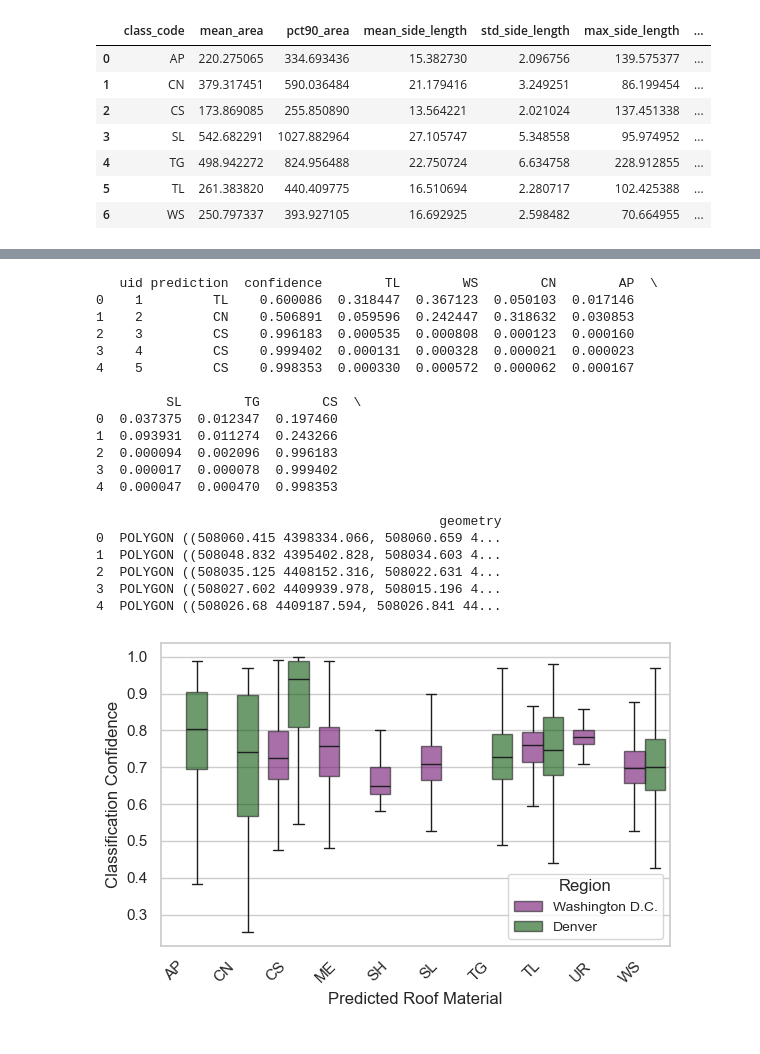
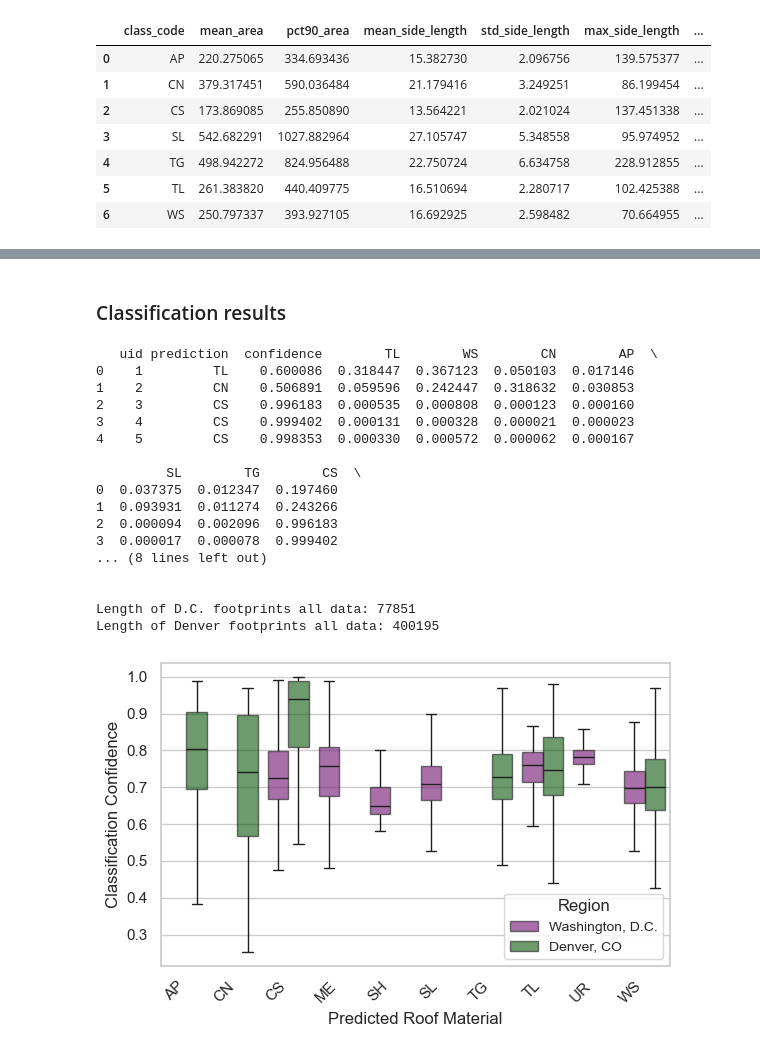
Before and after one commit to maxwellCcook/rooftop-mapping, a Jupyter notebook: code/_manuscript_figures.ipynb, the cells around one changed output, grey strips where cells are left out. Saved outputs shown, nothing was run; the diff lists cells and outputs as text; code cells hidden in the pictures.

```diff
--- a/code/_manuscript_figures.ipynb
+++ b/code/_manuscript_figures.ipynb
@@ -377,3 +371,5 @@ gc.collect() # clear space
+# %% [markdown]
+### Classification results
 # %%
 # load the classification results
 dc_fp = os.path.join(projdir, 'results/resnet18/classification/dc-resnet18-inference_ms-footprints_mean.gpkg')
@@ -382,6 +378,9 @@ dc_cls = gpd.read_file(dc_fp) # read the dc geopackage
 denver_cls = gpd.read_file(denver_fp)
 # check the table
 print(denver_cls.head())
+# get some counts
+print(f"\n\nLength of D.C. footprints all data: {len(dc_cls)}")
+print(f"Length of Denver footprints all data: {len(denver_cls)}\n")
 # %% [output]
    uid prediction  confidence        TL        WS        CN        AP  \
 0    1         TL    0.600086  0.318447  0.367123  0.050103  0.017146
@@ -395,59 +394,60 @@ print(denver_cls.head())
 1  0.093931  0.011274  0.243266
 2  0.000094  0.002096  0.996183
 3  0.000017  0.000078  0.999402
-4  0.000047  0.000470  0.998353
+... (8 lines left out)
 
-                                            geometry
-0  POLYGON ((508060.415 4398334.066, 508060.659 4...
-1  POLYGON ((508048.832 4395402.828, 508034.603 4...
-2  POLYGON ((508035.125 4408152.316, 508022.631 4...
-3  POLYGON ((508027.602 4409939.978, 508015.196 4...
-4  POLYGON ((508026.68 4409187.594, 508026.841 44...
+
+Length of D.C. footprints all data: 77851
+Length of Denver footprints all data: 400195
 # %%
 # boxplot of confidence by material class
 # Add a region column to distinguish between the two AOIs
-dc_cls["region"] = "Washington D.C."
-denver_cls["region"] = "Denver"
-
-# Combine the datasets
+dc_cls["region"] = "Washington, D.C."
+denver_cls["region"] = "Denver, CO"
+# combine them
 df1 = dc_cls.drop(columns=["geometry"])
 df2 = denver_cls.drop(columns=["geometry"])
 cls_df = pd.concat([df1, df2])
+del df1, df2
 
 # Sort by class for consistent ordering
-cls_df["prediction"] = pd.Categorical(cls_df["prediction"], categories=sorted(cls_df["prediction"].unique()), ordered=True)
+cls_df["prediction"] = (
+    pd.Categorical(
+        cls_df["prediction"],
+        categories=sorted(cls_df["prediction"].unique()),
+        ordered=True
+    )
+)
 
 # Set up the figure
 plt.figure(figsize=(6, 4))
 sns.set_theme(style="whitegrid")
-
 # Define a color palette for the two regions
-aoi_palette = {"Washington D.C.": 'purple', "Denver": 'darkgreen'}  # Blue & Orange
-
+aoi_palette = {
+    "Washington, D.C.": 'purple',
+    "Denver, CO": 'darkgreen'
+}
 # Create the stacked boxplot
 ax = sns.boxplot(
     data=cls_df, x="prediction", y="confidence", hue="region",
     palette=aoi_palette, showfliers=False  # Hide outliers for clarity
 )
-
 # adjust the transparency
 for patch in ax.patches:
     patch.set_alpha(0.6)
-
 # Improve readability
 plt.xlabel("Predicted Roof Material", fontsize=12)
 plt.ylabel("Classification Confidence", fontsize=12)
 plt.xticks(rotation=45, ha="right")
-
 # Move the legend outside the plot
 plt.legend(title="Region", loc="lower right", bbox_to_anchor=(1, 0), fontsize=10, frameon=True)
 # Show the plot
 plt.tight_layout()
 
 # Save the figure
 out_png = os.path.join(projdir, f'figures/FigureA3_dc-denver_classified_confidence.png')
 plt.savefig(out_png, dpi=300, bbox_inches='tight')
 
 plt.show()
 # %% [output]
-[figure, old version]
+[figure, new version]
```
Also changed, not shown: parts of 27 cells of this notebook, 16 other files.
